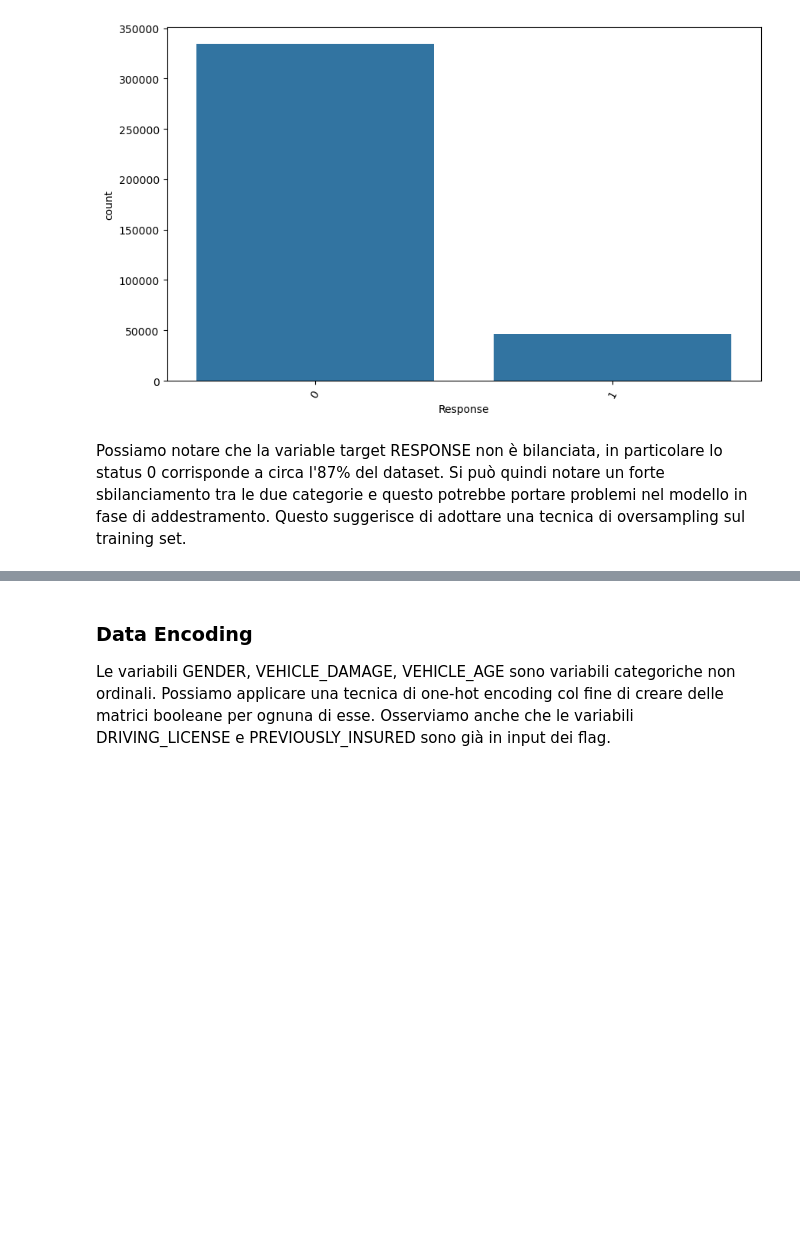
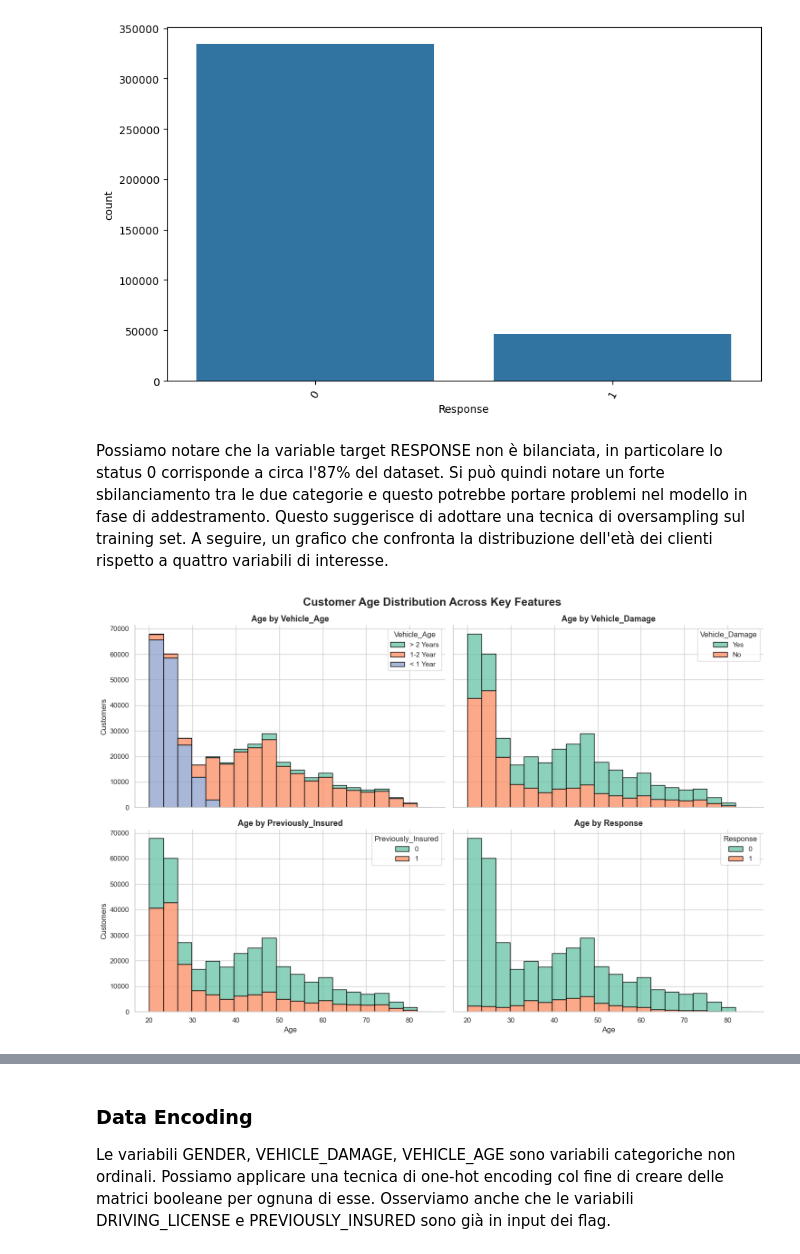
Before and after one commit to mmcosta212/Profession-AI-Data-Science-Master-Projects, a Jupyter notebook: Projects/MatteoMarcoCosta - Progetto 4/Notebooks/Progetto4 - MatteoMarcoCosta.ipynb, the cells around one changed output, grey strips where cells are left out. Saved outputs shown, nothing was run; the diff lists cells and outputs as text; code cells hidden in the pictures; blank space fills up the shorter version.

```diff
--- a/Projects/MatteoMarcoCosta - Progetto 4/Notebooks/Progetto4 - MatteoMarcoCosta.ipynb
+++ b/Projects/MatteoMarcoCosta - Progetto 4/Notebooks/Progetto4 - MatteoMarcoCosta.ipynb
@@ -336,3 +336,45 @@ barplot_stat("Response", df_drop)
 [figure]
 # %% [markdown]
 Possiamo notare che la variable target RESPONSE non è bilanciata, in particolare lo status 0 corrisponde a circa l'87% del dataset. Si può quindi notare un forte sbilanciamento tra le due categorie e questo potrebbe portare problemi nel modello in fase di addestramento. Questo suggerisce di adottare una tecnica di oversampling sul training set.
+A seguire, un grafico che confronta la distribuzione dell'età dei clienti rispetto a quattro variabili di interesse.
+# %%
+# Grafo multiplo: età rispetto ad alcune variabili di interesse
+sns.set_theme(style="whitegrid")
+
+fig, axes = plt.subplots(2, 2, figsize=(15, 10), sharex=True, sharey=True)
+
+variables = [
+    "Vehicle_Age",
+    "Vehicle_Damage",
+    "Previously_Insured",
+    "Response"
+]
+
+for ax, var in zip(axes.flat, variables):
+
+    sns.histplot(
+        data=df_drop,
+        x="Age",
+        hue=var,
+        bins=20,
+        multiple="stack",
+        palette="Set2",
+        edgecolor="black",
+        ax=ax
+    )
+
+    ax.set_title(f"Age by {var}", fontsize=13, weight="bold")
+    ax.set_xlabel("Age")
+    ax.set_ylabel("Customers")
+
+plt.suptitle(
+    "Customer Age Distribution Across Key Features",
+    fontsize=18,
+    weight="bold"
+)
+
+sns.despine()
+plt.tight_layout()
+plt.show()
+# %% [output]
+[figure, added]
```
Also changed, not shown: parts of 1 cell of this notebook, 3 other files.
